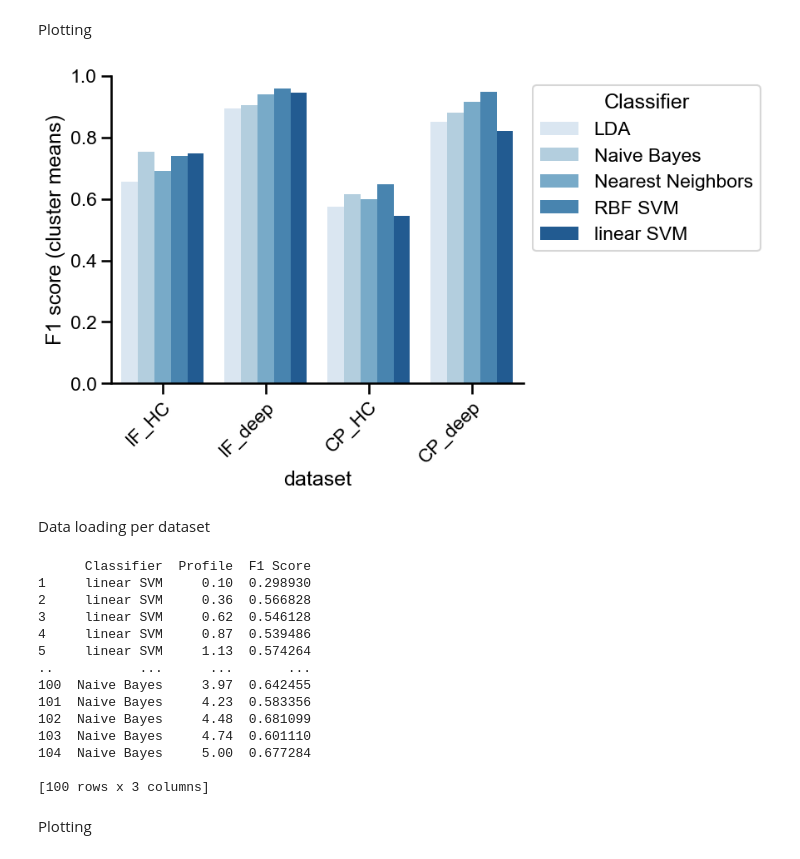
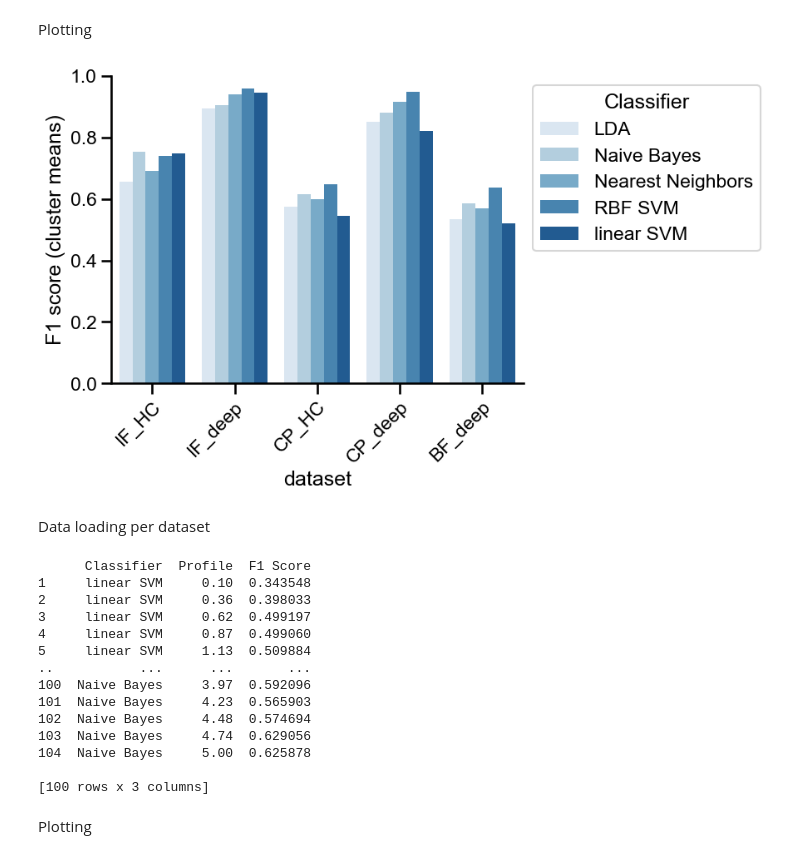
Before and after one commit to Ksilink/microglia-morphological-profiling, a Jupyter notebook: Figures/Fig4/Plotting_Notebook_ML_Leiden.ipynb, the cells around one changed output. Saved outputs shown, nothing was run; the diff lists cells and outputs as text; code cells hidden in the pictures.

Commit message:
added update on figures and data presented in paper

```diff
--- a/Figures/Fig4/Plotting_Notebook_ML_Leiden.ipynb
+++ b/Figures/Fig4/Plotting_Notebook_ML_Leiden.ipynb
@@ -36,34 +36,34 @@ Plotting
 # %%
 # Plot aesthetics
 # Set the style and font
 plt.rcParams["font.family"] = "Arial"
 sns.set_context('talk')
 
 # Data to plot
 y = "F1 Score clusters (mean)" # "F1 Score clusters (mean)", "F1 Score clusters (max)"
-order = ['IF_HC', 'IF_deep', 'CP_HC', 'CP_deep']
+order = ['IF_HC', 'IF_deep', 'CP_HC', 'CP_deep', 'BF_deep']
 
 # Barplot
 ax = sns.barplot(data=df, x="dataset", y=y, hue="Classifier", palette="Blues", order=order)
 
 # Plot design
 sns.move_legend(ax, "upper left", bbox_to_anchor=(1, 1))
 sns.despine()
 ax.set_ylim(0, 1)
 ax.set_ylabel('F1 score (cluster means)')
 ax.set_xticklabels(ax.get_xticklabels(),rotation=45, ha='right', rotation_mode="anchor")
 
 # Saving plot
 plt.savefig('Classifier_Leiden_' + y + '.pdf', bbox_inches='tight')
 
 plt.show()
 # %% [output]
-[figure, old version]
+[figure, new version]
 # %% [markdown]
 Data loading per dataset
 # %%
-dataset = 'CP' #IF, CP
-analysis = 'HC' #HC, deep
+dataset = 'BF' #IF, CP, BF
+analysis = 'deep' #HC, deep
 
 df2 = pd.read_csv(f'Data/classification_results_leiden_{dataset}_{analysis}.csv')
 
@@ -76,17 +76,17 @@ df2['Profile'] = df2['Profile'].str.split('_').str[2].astype(float)
 print(df2)
 # %% [output]
       Classifier  Profile  F1 Score
-1     linear SVM     0.10  0.298930
-2     linear SVM     0.36  0.566828
-3     linear SVM     0.62  0.546128
-4     linear SVM     0.87  0.539486
-5     linear SVM     1.13  0.574264
+1     linear SVM     0.10  0.343548
+2     linear SVM     0.36  0.398033
+3     linear SVM     0.62  0.499197
+4     linear SVM     0.87  0.499060
+5     linear SVM     1.13  0.509884
 ..           ...      ...       ...
-100  Naive Bayes     3.97  0.642455
-101  Naive Bayes     4.23  0.583356
-102  Naive Bayes     4.48  0.681099
-103  Naive Bayes     4.74  0.601110
-104  Naive Bayes     5.00  0.677284
+100  Naive Bayes     3.97  0.592096
+101  Naive Bayes     4.23  0.565903
+102  Naive Bayes     4.48  0.574694
+103  Naive Bayes     4.74  0.629056
+104  Naive Bayes     5.00  0.625878
 
 [100 rows x 3 columns]
 # %% [markdown]
```
Also changed, not shown: parts of 5 cells of this notebook, 18 other files.
